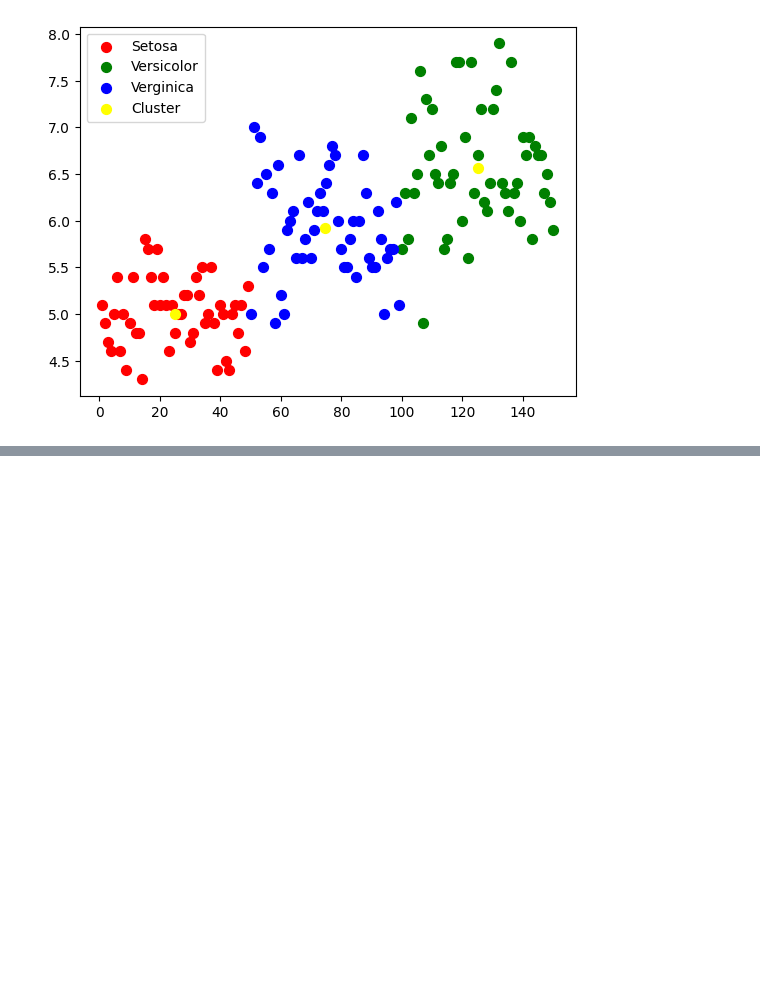
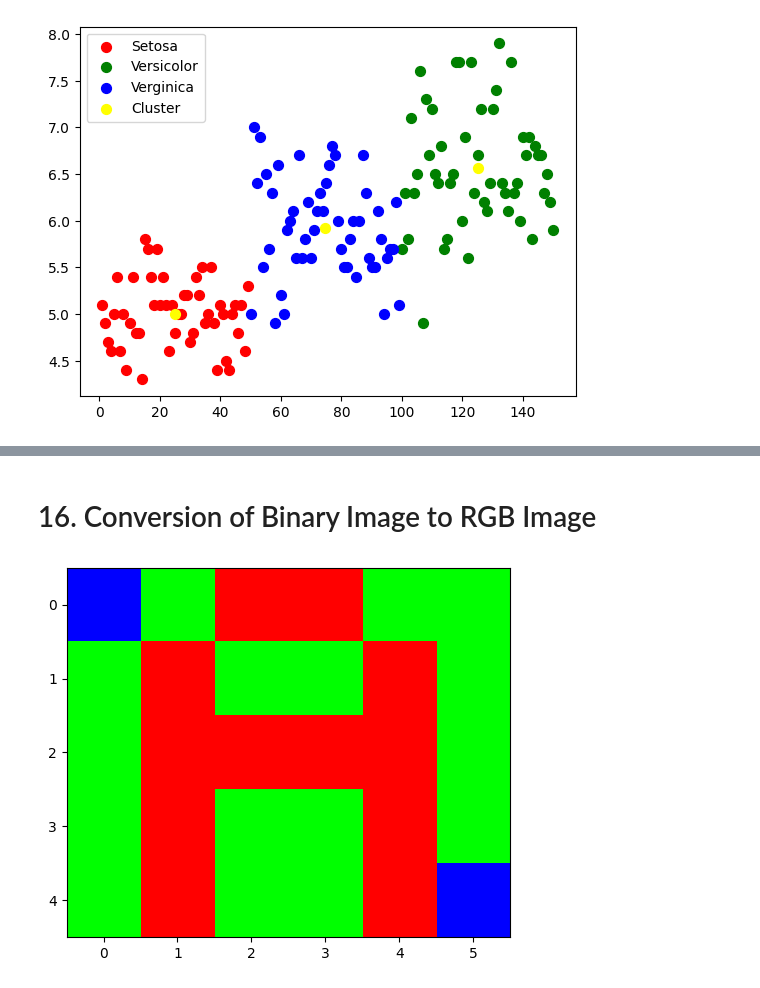
Before and after one commit to techietinker1/Predictive-Analysis, a Jupyter notebook: preprocessing.ipynb, the cells around one changed output, grey strips where cells are left out. Saved outputs shown, nothing was run; the diff lists cells and outputs as text; code cells hidden in the pictures; blank space fills up the shorter version.

```diff
--- a/preprocessing.ipynb
+++ b/preprocessing.ipynb
@@ -480,0 +553,26 @@ plt.show()
+# %% [markdown]
+# 16. Conversion of Binary Image to RGB Image
+# %%
+import numpy as np
+import matplotlib.pyplot as plt
+
+A = [0,0,1,1,0,0,0,1,0,0,1,0,0,1,1,1,1,0,0,1,0,0,1,0,0,1,0,0,1,0]
+B = [0,1,1,1,1,0,0,1,0,0,0,0,0,1,0,0,0,0,0,1,0,0,0,0,0,1,1,1,1,0]
+
+def bin_to_rgb(array, shape):
+    rgb_array = np.zeros((shape[0], shape[1], 3))
+    for i in range(shape[0]):
+        for j in range(shape[1]):
+            if array[i*shape[1]+j] == 1:
+                rgb_array[i,j] = [1,0,0]
+            else:
+                rgb_array[i,j] = [0,1,0]
+    return rgb_array
+
+rgb_A = bin_to_rgb(A, (5,6))
+rgb_A[0,0] = [0,0,1]
+rgb_A[4,5] = [0,0,1]
+plt.imshow(rgb_A)
+plt.show()
+# %% [output]
+[figure, added]
```
Also changed, not shown: parts of 14 cells of this notebook.
